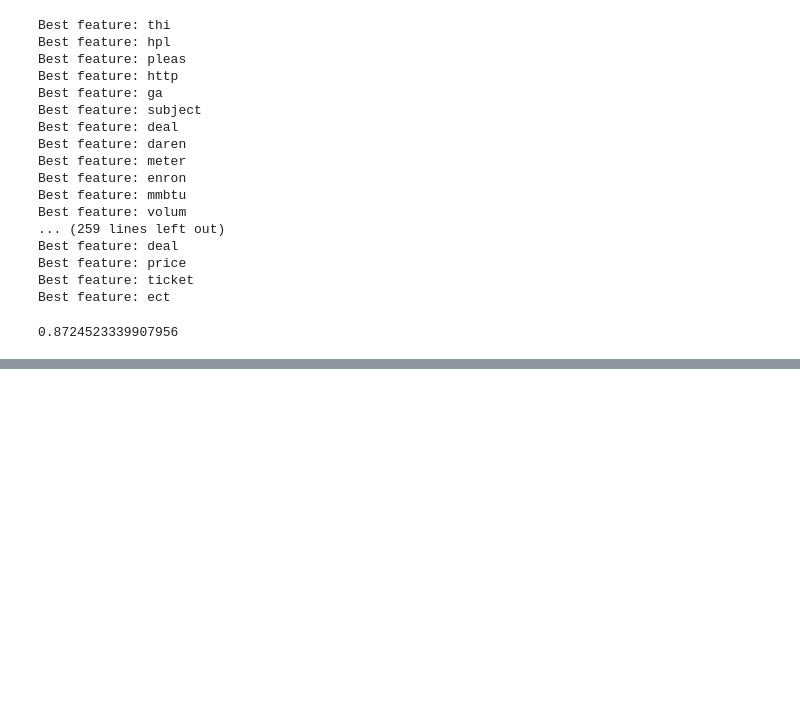
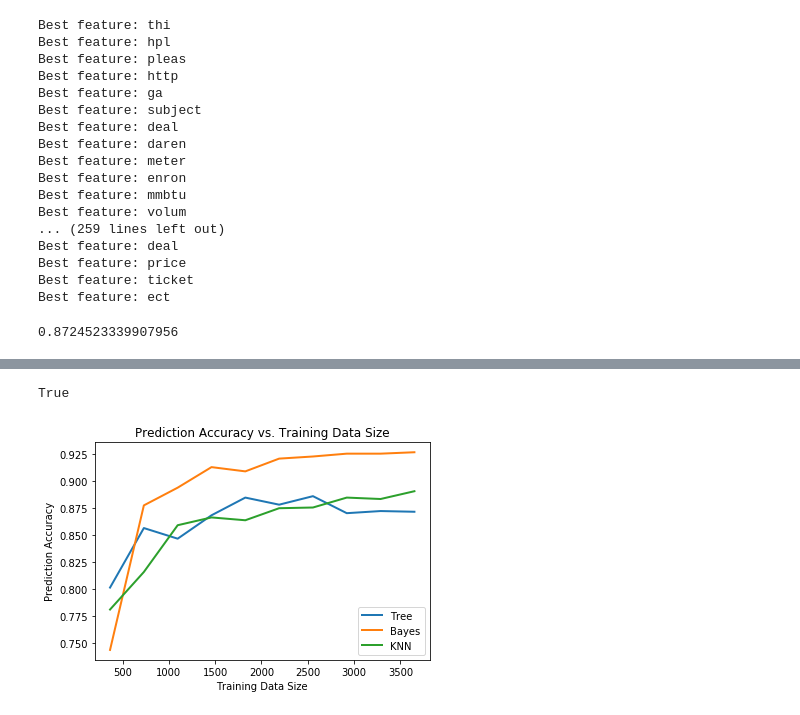
Before and after one commit to anyu0/machine-learning-2020s, a Jupyter notebook: ml_hw_1_6.ipynb, the cells around one changed output, grey strips where cells are left out. Cells and saved outputs as stored; diff of their text form; code cells hidden in the pictures; blank space fills up the shorter version.

```diff
--- a/ml_hw_1_6.ipynb
+++ b/ml_hw_1_6.ipynb
@@ -202,6 +166,3 @@ def KNN_inf(k, data):
     for i in range(test_data.shape[0]):
         y.append(train_data.iloc[list(neighbors[i]), :]["SPAM_LABEL"].mode()[0])
     return np.equal(np.array(y), test_data["SPAM_LABEL"].values).sum()/test_data.shape[0]
-# %%
-y = KNN(5,test_data)
-# np.equal(np.array(y), test_data["SPAM_LABEL"].values).sum()/test_data.shape[0]
@@ -580,8 +494,23 @@ Best feature: ect
 # %%
+x = []
+y_tree = []
+y_knn = []
+y_bay = []
+
+attr = train_data.columns.drop("SPAM_LABEL")
 #accuracy
-for i in range(1, 10):
+for i in range(1, 11):
+    print(i)
     msk = np.random.rand(len(ham_train)) < 0.1*i
     ham_train_comp = ham_train[msk]
     msk = np.random.rand(len(spam_train)) < 0.1*i
     spam_train_comp = spam_train[msk]
     train_data_comp = pd.concat([ham_train_comp, spam_train_comp])
+    norms_comp = sp.cdist(test_data[attr], train_data_comp[attr])
+
+    t = ID3(train_data_comp, "SPAM_LABEL", tree_attr, 15)
+    z = tree_classify(t, test_data)
+    y_tree.append(np.equal(np.array(z), test_data["SPAM_LABEL"].values).sum()/test_data.shape[0])
+    y_knn.append(KNN_split(1,norms_comp, train_data_comp, test_data))
+
+    y_bay.append(bayes_comp(train_data_comp))
@@ -587,0 +528,17 @@ for i in range(1, 10):
+# %%
+np.array_equal(norms_comp, norms)
+# %% [output]
+True
+# %%
+list_k = [0.1*i*train_data.shape[0] for i in range(1, 11)]
+plt.plot(list_k, y_tree, linewidth=2.0, label="Tree")
+plt.plot(list_k, y_bay, linewidth=2.0, label="Bayes")
+plt.plot(list_k, y_knn, linewidth=2.0, label="KNN")
+plt.legend()
+plt.title("Prediction Accuracy vs. Training Data Size")
+plt.ylabel("Prediction Accuracy")
+plt.xlabel("Training Data Size")
+
+plt.show()
+# %% [output]
+[figure, added]
```
Also changed, not shown: parts of 23 cells of this notebook, 4 other files.
